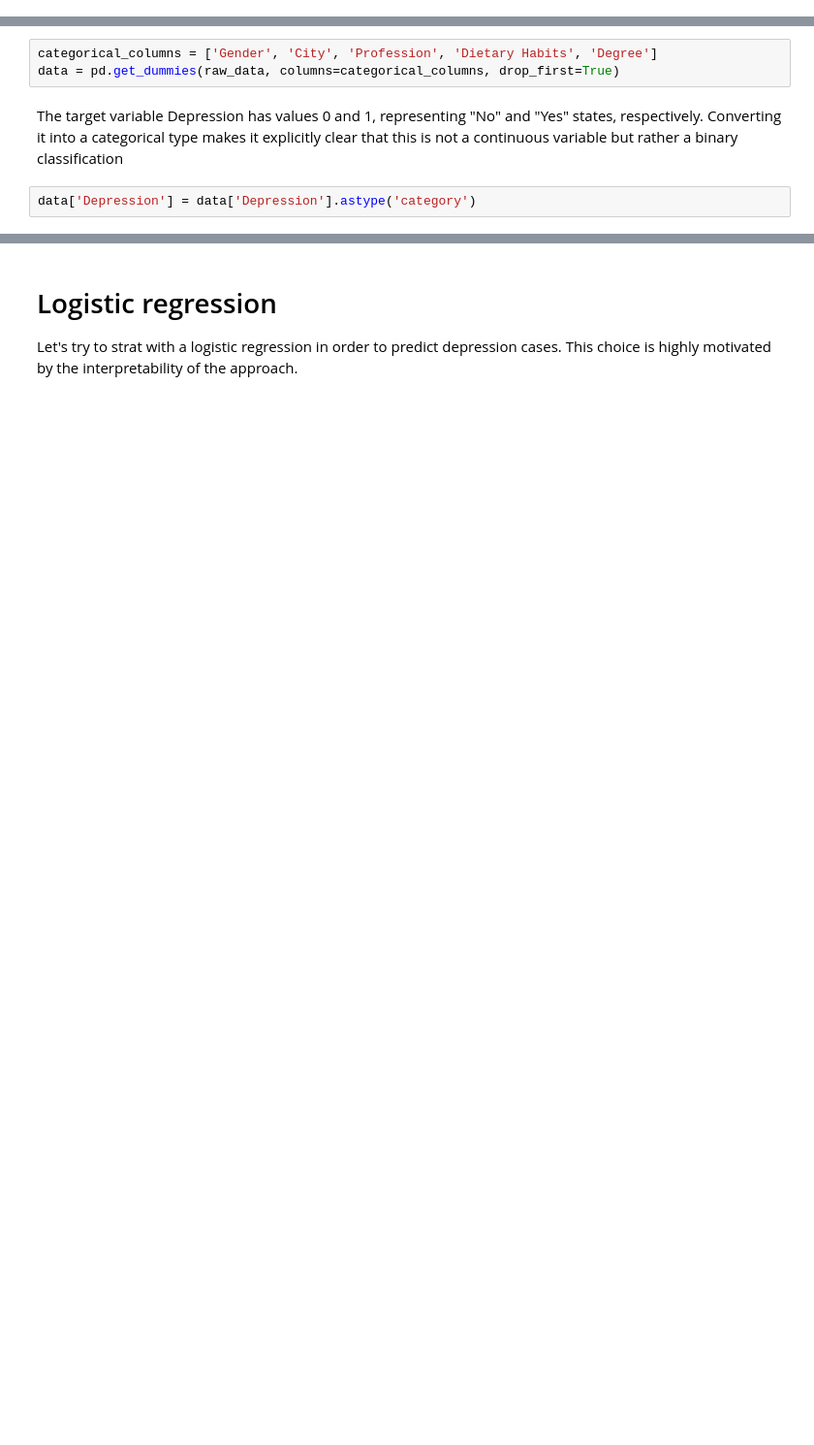
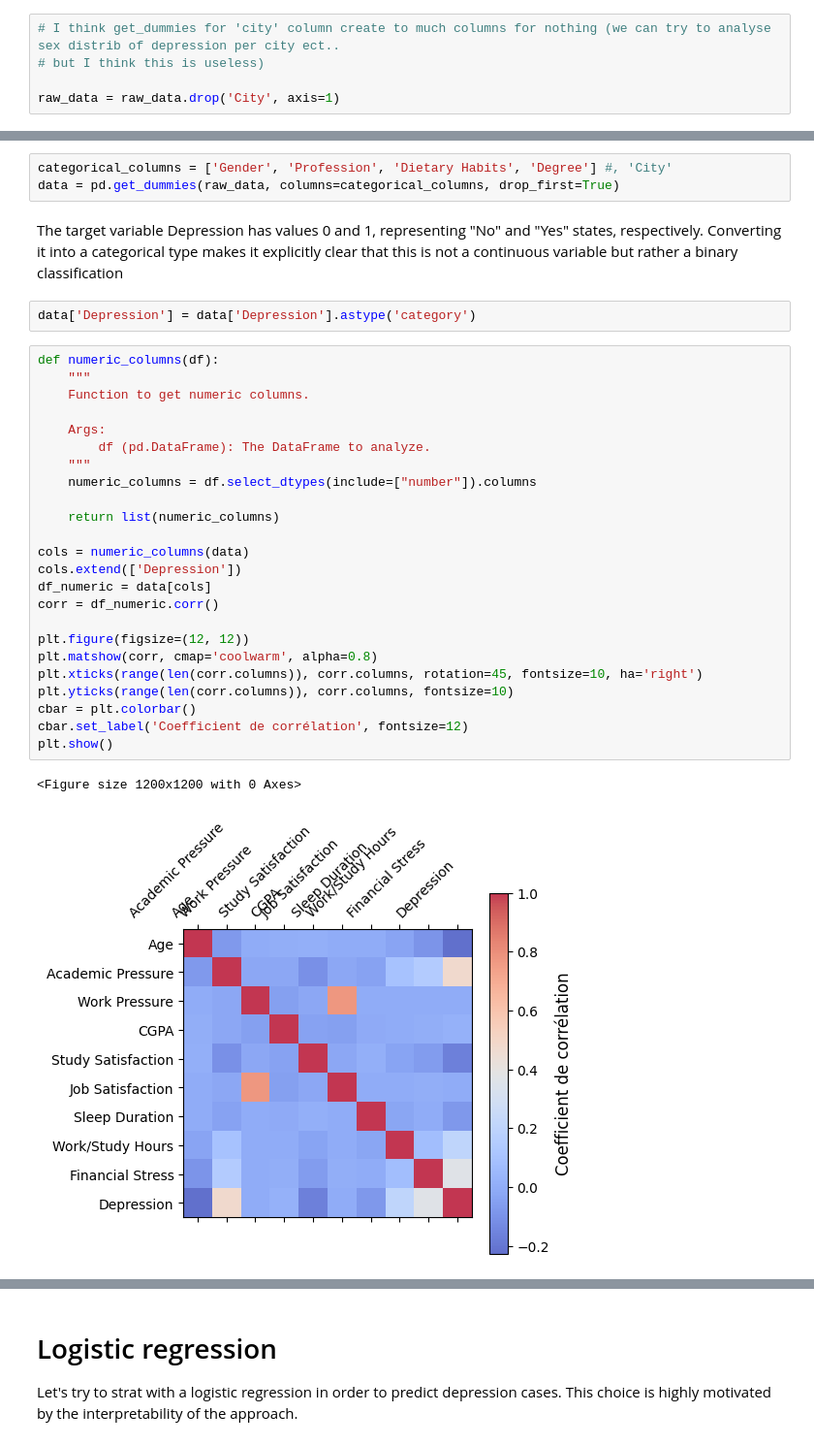
Before and after one commit to NaDub/ML_2024, a Jupyter notebook: Depression_Analysis_V1.ipynb, the cells around one changed output, grey strips where cells are left out. Shown at 97% size. Saved outputs shown, nothing was run; the diff lists cells and outputs as text; blank space fills up the shorter version.

```diff
--- a/Depression_Analysis_V1.ipynb
+++ b/Depression_Analysis_V1.ipynb
@@ -138,9 +220,41 @@ raw_data
+# %%
+# I think get_dummies for 'city' column create to much columns for nothing (we can try to analyse sex distrib of depression per city ect..
+# but I think this is useless)
+
+raw_data = raw_data.drop('City', axis=1)
 # %% [markdown]
 Categorical variables (e.g., "Gender", "City") contain values that are textual or non-numeric (e.g., "Male", "Female"). Most machine learning models require numeric input, so these variables need to be converted into a numerical format. One-hot encoding is one method to achieve this.
 # %%
-categorical_columns = ['Gender', 'City', 'Profession', 'Dietary Habits', 'Degree']
+categorical_columns = ['Gender', 'Profession', 'Dietary Habits', 'Degree'] #, 'City'
 data = pd.get_dummies(raw_data, columns=categorical_columns, drop_first=True)
 # %% [markdown]
 The target variable Depression has values 0 and 1, representing "No" and "Yes" states, respectively. Converting it into a categorical type makes it explicitly clear that this is not a continuous variable but rather a binary classification
 # %%
 data['Depression'] = data['Depression'].astype('category')
+# %%
+def numeric_columns(df):
+    """
+    Function to get numeric columns.
+
+    Args:
+        df (pd.DataFrame): The DataFrame to analyze.
+    """
+    numeric_columns = df.select_dtypes(include=["number"]).columns
+
+    return list(numeric_columns)
+
+cols = numeric_columns(data)
+cols.extend(['Depression'])
+df_numeric = data[cols]
+corr = df_numeric.corr()
+
+plt.figure(figsize=(12, 12))
+plt.matshow(corr, cmap='coolwarm', alpha=0.8)
+plt.xticks(range(len(corr.columns)), corr.columns, rotation=45, fontsize=10, ha='right')
+plt.yticks(range(len(corr.columns)), corr.columns, fontsize=10)
+cbar = plt.colorbar()
+cbar.set_label('Coefficient de corrélation', fontsize=12)
+plt.show()
+# %% [output]
+<Figure size 1200x1200 with 0 Axes>
+[figure, added]
```
Also changed, not shown: parts of 18 cells of this notebook, 1 other file.
